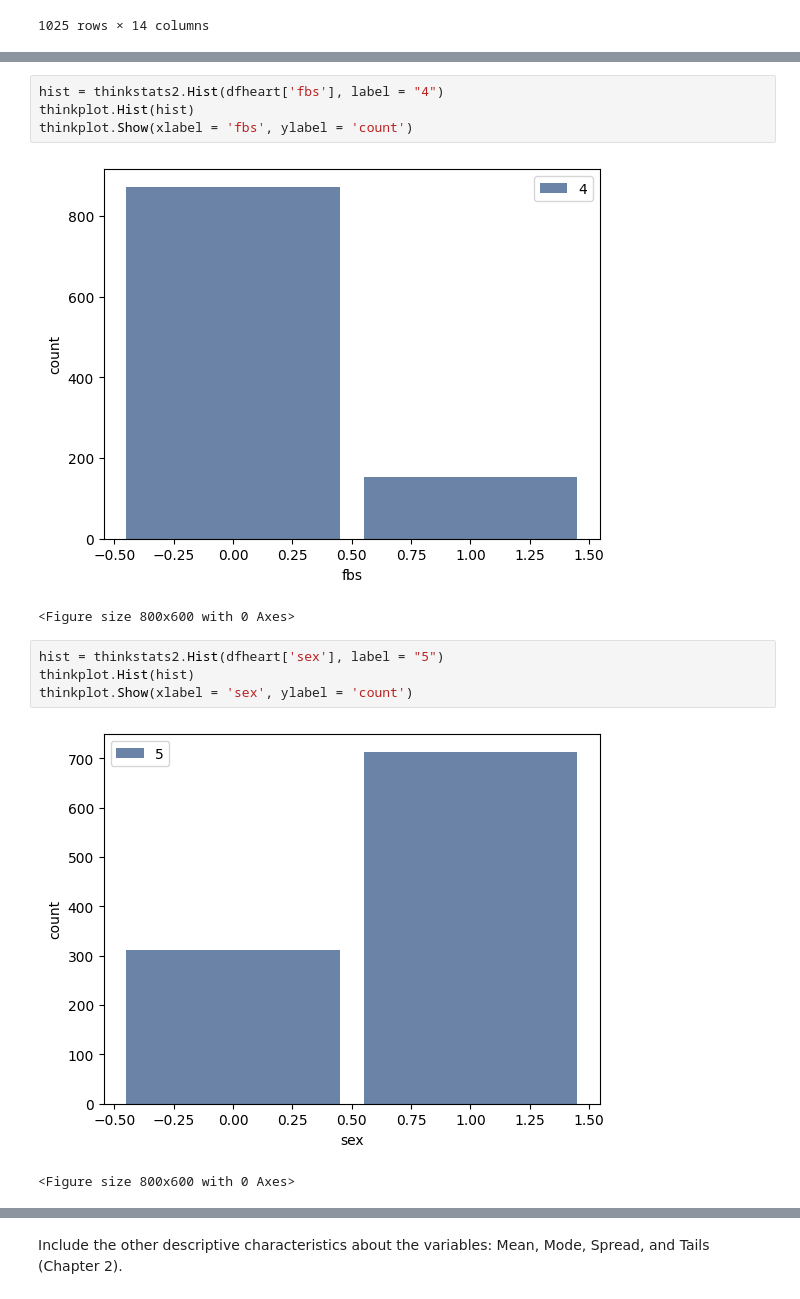
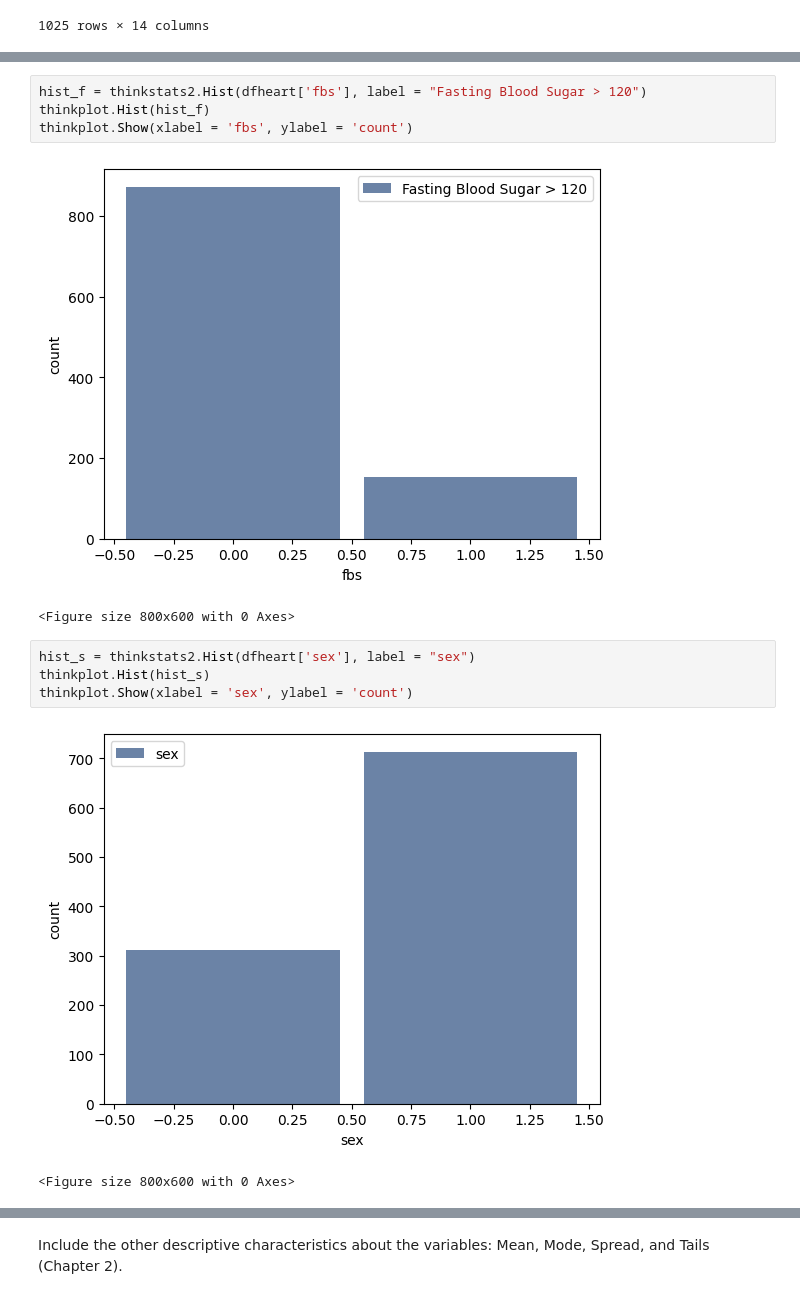
Before and after one commit to breannaparker1991/Parker530Week12, a Jupyter notebook: final.ipynb, the cells around one changed output, grey strips where cells are left out. Cells and saved outputs as stored; diff of their text form.

```diff
--- a/final.ipynb
+++ b/final.ipynb
@@ -66,15 +79,15 @@ thinkplot.Show(xlabel = 'thalach', ylabel = 'count')
 <Figure size 800x600 with 0 Axes>
 # %%
-hist = thinkstats2.Hist(dfheart['fbs'], label = "4")
-thinkplot.Hist(hist)
+hist_f = thinkstats2.Hist(dfheart['fbs'], label = "Fasting Blood Sugar > 120")
+thinkplot.Hist(hist_f)
 thinkplot.Show(xlabel = 'fbs', ylabel = 'count')
 # %% [output]
-[figure, old version]
+[figure, new version]
 <Figure size 800x600 with 0 Axes>
 # %%
-hist = thinkstats2.Hist(dfheart['sex'], label = "5")
-thinkplot.Hist(hist)
+hist_s = thinkstats2.Hist(dfheart['sex'], label = "sex")
+thinkplot.Hist(hist_s)
 thinkplot.Show(xlabel = 'sex', ylabel = 'count')
 # %% [output]
-[figure, old version]
+[figure, new version]
 <Figure size 800x600 with 0 Axes>
```
Also changed, not shown: parts of 33 cells of this notebook.
